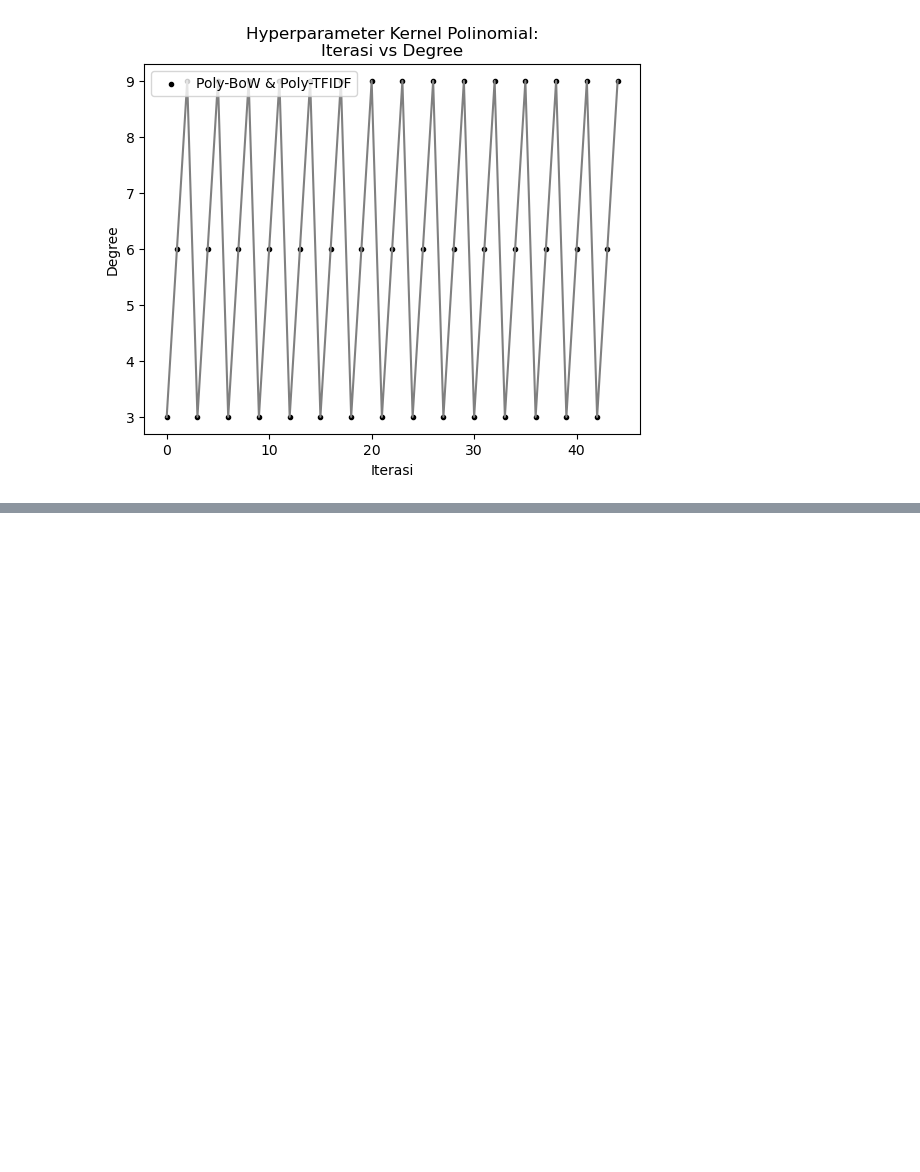
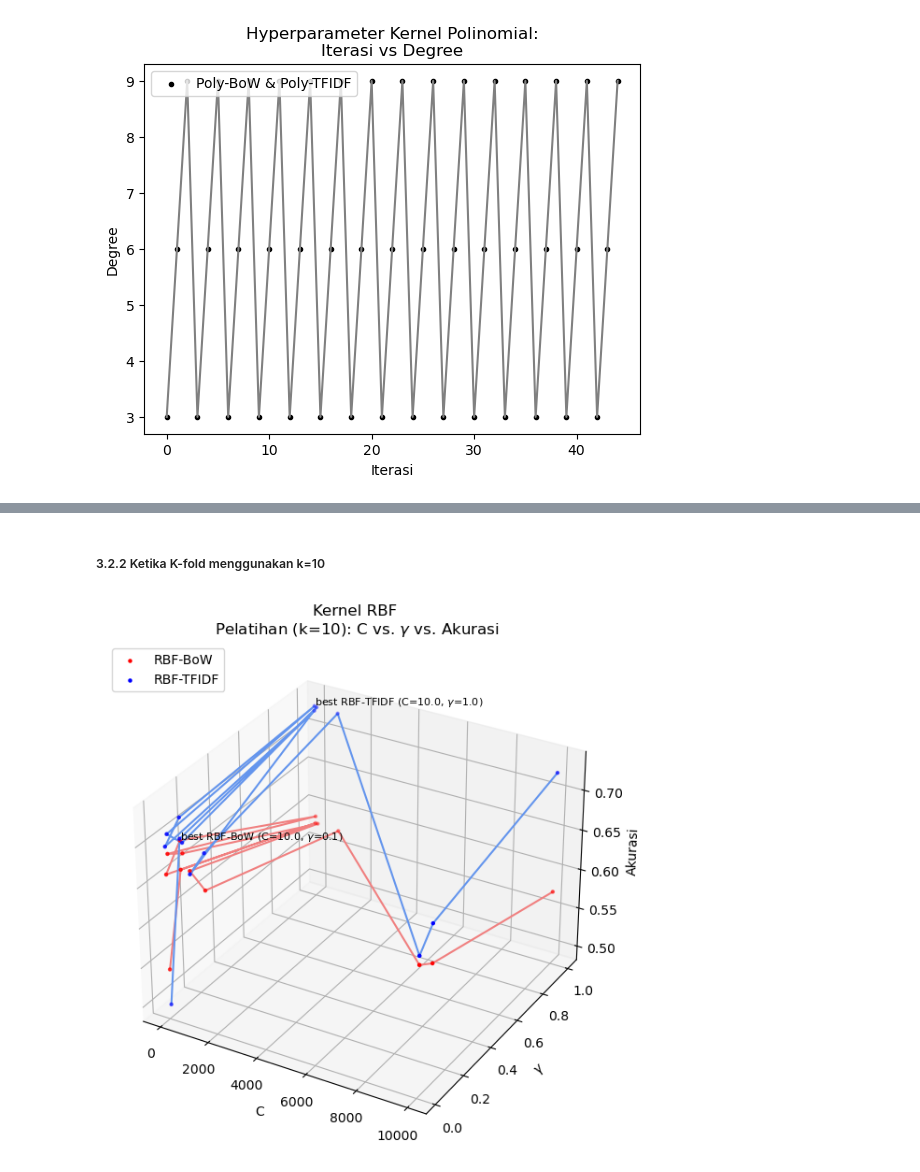
Before and after one commit to fwaskito/ta, a Jupyter notebook: ta/plot_rev.ipynb, the cells around one changed output, grey strips where cells are left out. Saved outputs shown, nothing was run; the diff lists cells and outputs as text; code cells hidden in the pictures; blank space fills up the shorter version.

```diff
--- a/ta/plot_rev.ipynb
+++ b/ta/plot_rev.ipynb
@@ -456,0 +525,23 @@ analysis.plot_performance_2d(
+# %% [markdown]
+##### 3.2.2 Ketika K-fold menggunakan k=10
+# %%
+res_dict = {
+    "RBF-BoW": {
+        "C": train_rbf_bow_k10_res["C"],
+        "$\gamma$": train_rbf_bow_k10_res["gamma"],
+        "Akurasi": train_rbf_bow_k10_res["mean_accuracy"],
+    },
+    "RBF-TFIDF": {
+        "C": train_rbf_tfidf_k10_res["C"],
+        "$\gamma$": train_rbf_tfidf_k10_res["gamma"],
+        "Akurasi": train_rbf_tfidf_k10_res["mean_accuracy"],
+    }
+}
+
+analysis.plot_performance_3d(
+    res_dict,
+    "upper left",
+    "Kernel RBF \nPelatihan (k=10): C vs. $\gamma$ vs. Akurasi"
+)
+# %% [output]
+[figure, added]
```
Also changed, not shown: parts of 27 cells of this notebook.
